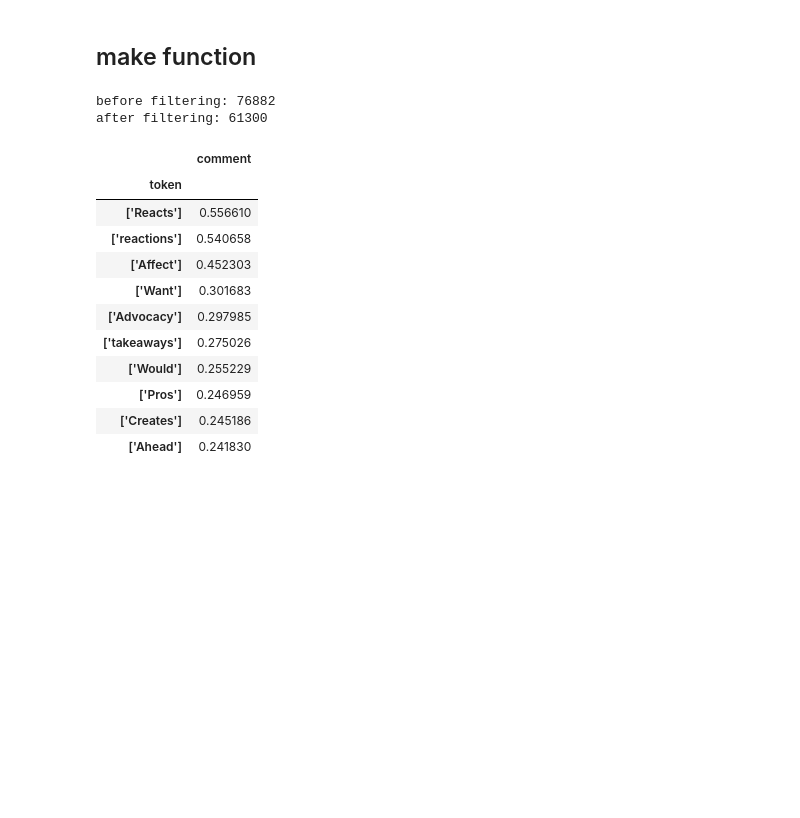
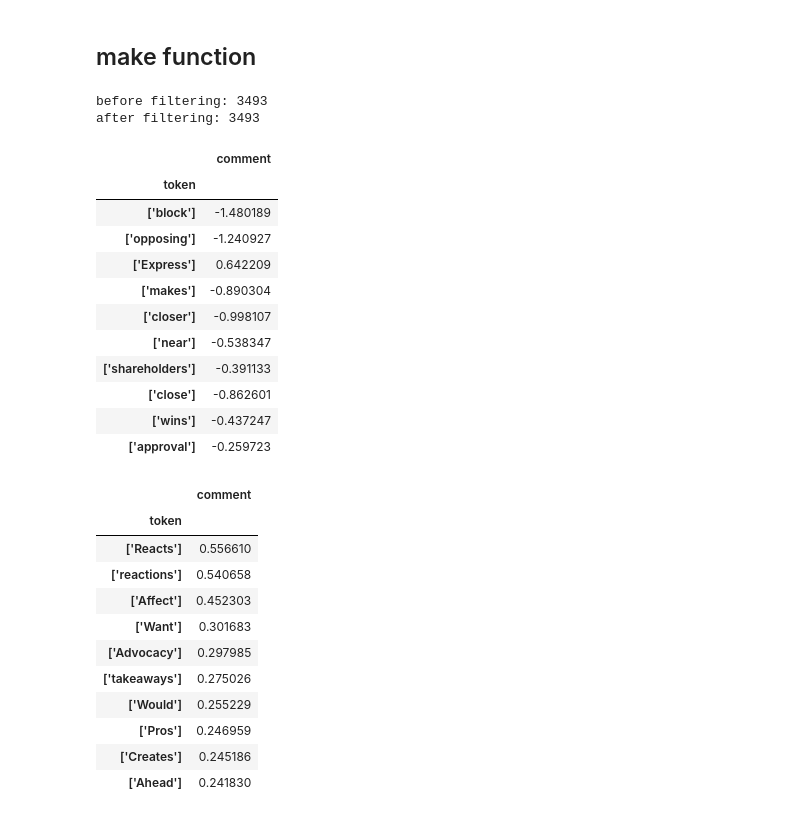
Before and after one commit to mangalm96/explainablenlp-info259, a Jupyter notebook: interpret_shap_analysis.ipynb, the cells around one changed output. Cells and saved outputs as stored; diff of their text form; code cells hidden in the pictures; blank space fills up the shorter version.

```diff
--- a/interpret_shap_analysis.ipynb
+++ b/interpret_shap_analysis.ipynb
@@ -234,7 +234,7 @@ def generate_shap_df(filepath):
 
   return shap_df
 # %%
-CI_ESRX_target = "/content/gdrive/MyDrive/NLP Stance Detection/xai_atanasova/WTWT/CI_ESRX_target/model_output_shap"
+CI_ESRX_target = "/content/gdrive/MyDrive/NLP Stance Detection/tWT_WT/saves/twtwt_CVS_AET_notarget/model_output_shap"
 
 data_import = generate_shap_df(CI_ESRX_target)
 
@@ -253,8 +253,24 @@ data_import_filt = data_import_filt.rename(columns = {"0":"comment","1":"unrelat
 # group by token and sum for each column
 groupby_df = data_import_filt.groupby('token').agg('mean')
 # %% [output]
-before filtering: 76882
-after filtering: 61300
+before filtering: 3493
+after filtering: 3493
+# %%
+# top 10 - comment stance
+groupby_df.sort_values("support",ascending=False)[['comment']].head(10)
+# %% [output]
+|  | comment |
+| token |  |
+| ['block'] | -1.480189 |
+| ['opposing'] | -1.240927 |
+| ['Express'] | 0.642209 |
+| ['makes'] | -0.890304 |
+| ['closer'] | -0.998107 |
+| ['near'] | -0.538347 |
+| ['shareholders'] | -0.391133 |
+| ['close'] | -0.862601 |
+| ['wins'] | -0.437247 |
+| ['approval'] | -0.259723 |
 # %%
 # top 10 - comment stance
 groupby_df.sort_values("comment",ascending=False)[['comment']].head(10)
```
Also changed, not shown: parts of 1 cell of this notebook.
